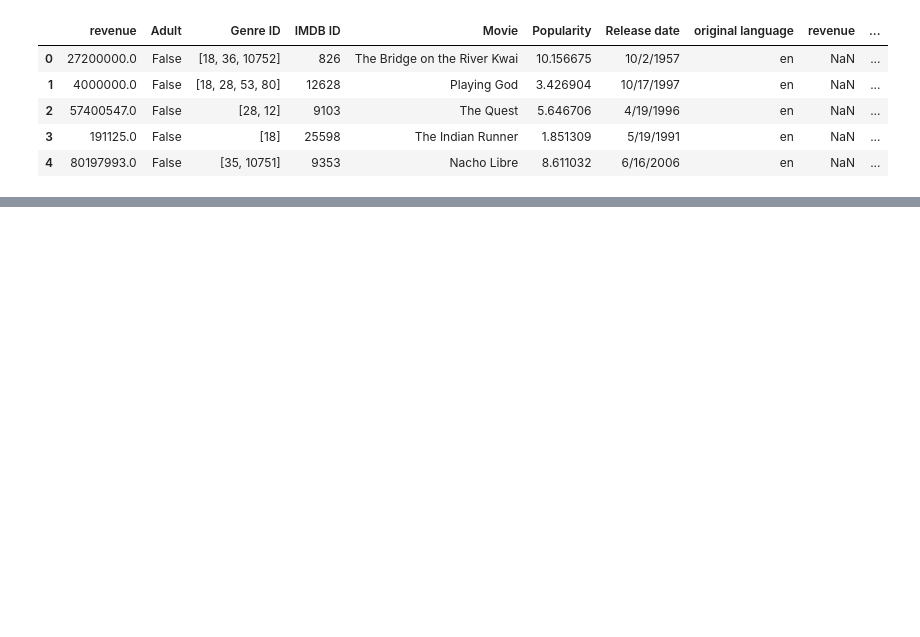
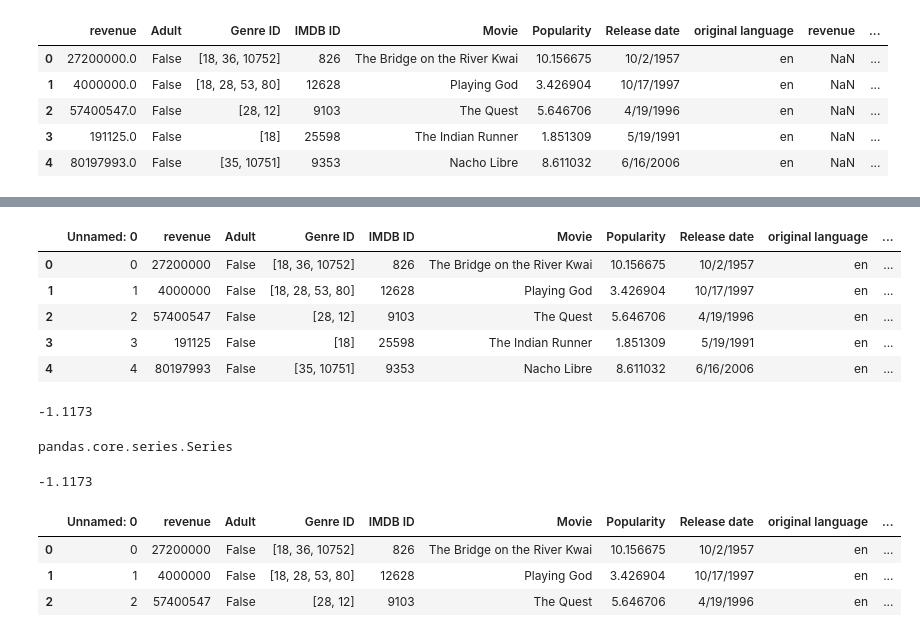
Before and after one commit to HarrietLyBui/Movie-Revenue-Prediction_Sentiment-Analysis, a Jupyter notebook: Data/Jupyter Notebook/Analyze the csv dataset.ipynb, the cells around one changed output, grey strips where cells are left out. Cells and saved outputs as stored; diff of their text form; code cells hidden in the pictures; blank space fills up the shorter version.

Commit message:
Match NB sentiment score with final_dataset

```diff
--- a/Data/Jupyter Notebook/Analyze the csv dataset.ipynb
+++ b/Data/Jupyter Notebook/Analyze the csv dataset.ipynb
@@ -184,0 +190,25 @@ KeyError: 'the label [Movie] is not in the [index]'
+# %%
+final_data = pd.read_csv('Final_Dataset.csv')
+# %%
+final_data = final_data.assign(NB_sent_score = [i for i in final_data['Movie']])
+final_data.head()
+# %% [output]
+|  | Unnamed: 0 | revenue | Adult | Genre ID | IMDB ID | Movie | Popularity | Release date | original language | ... |
+| 0 | 0 | 27200000 | False | [18, 36, 10752] | 826 | The Bridge on the River Kwai | 10.156675 | 10/2/1957 | en | ... |
+| 1 | 1 | 4000000 | False | [18, 28, 53, 80] | 12628 | Playing God | 3.426904 | 10/17/1997 | en | ... |
+| 2 | 2 | 57400547 | False | [28, 12] | 9103 | The Quest | 5.646706 | 4/19/1996 | en | ... |
+| 3 | 3 | 191125 | False | [18] | 25598 | The Indian Runner | 1.851309 | 5/19/1991 | en | ... |
+| 4 | 4 | 80197993 | False | [35, 10751] | 9353 | Nacho Libre | 8.611032 | 6/16/2006 | en | ... |
+# %%
+index = nb_data[nb_data['Movie']=='The Bridge on the River Kwai'][['NB_score_normalize']].index
+float(nb_data['NB_score_normalize'].iloc[index])
+# %% [output]
+-1.1173
+# %%
+type(nb_data['NB_score_normalize'].iloc[index])
+# %% [output]
+pandas.core.series.Series
+# %%
+float(nb_data.iloc[index, -1])
+# %% [output]
+-1.1173
@@ -184,0 +220,7 @@ KeyError: 'the label [Movie] is not in the [index]'
+# %%
+final_data.head(3)
+# %% [output]
+|  | Unnamed: 0 | revenue | Adult | Genre ID | IMDB ID | Movie | Popularity | Release date | original language | ... |
+| 0 | 0 | 27200000 | False | [18, 36, 10752] | 826 | The Bridge on the River Kwai | 10.156675 | 10/2/1957 | en | ... |
+| 1 | 1 | 4000000 | False | [18, 28, 53, 80] | 12628 | Playing God | 3.426904 | 10/17/1997 | en | ... |
+| 2 | 2 | 57400547 | False | [28, 12] | 9103 | The Quest | 5.646706 | 4/19/1996 | en | ... |
```
Also changed, not shown: parts of 5 cells of this notebook, 5 other files.
